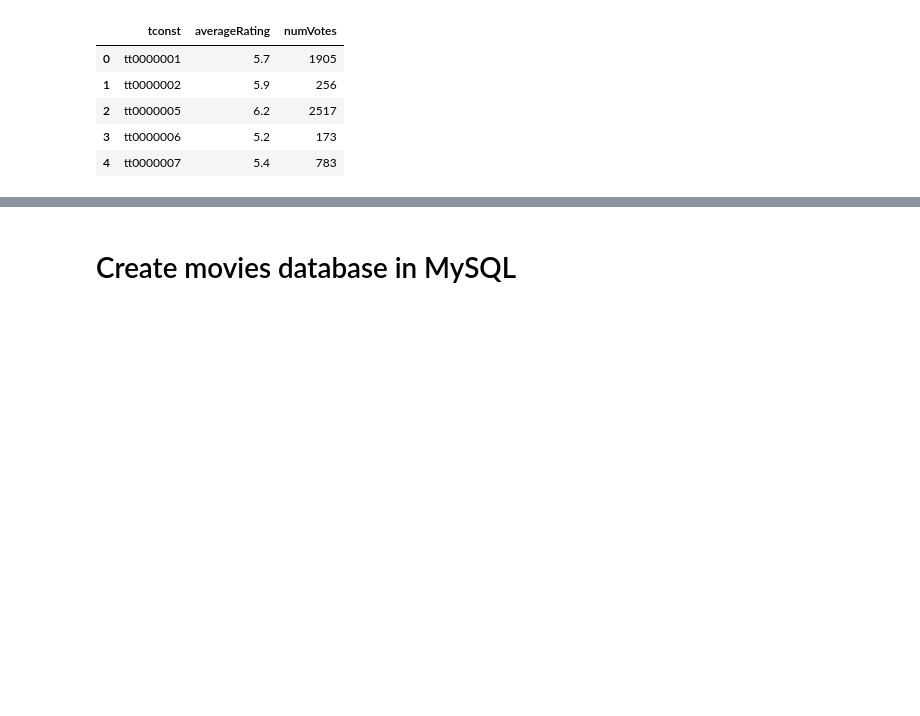
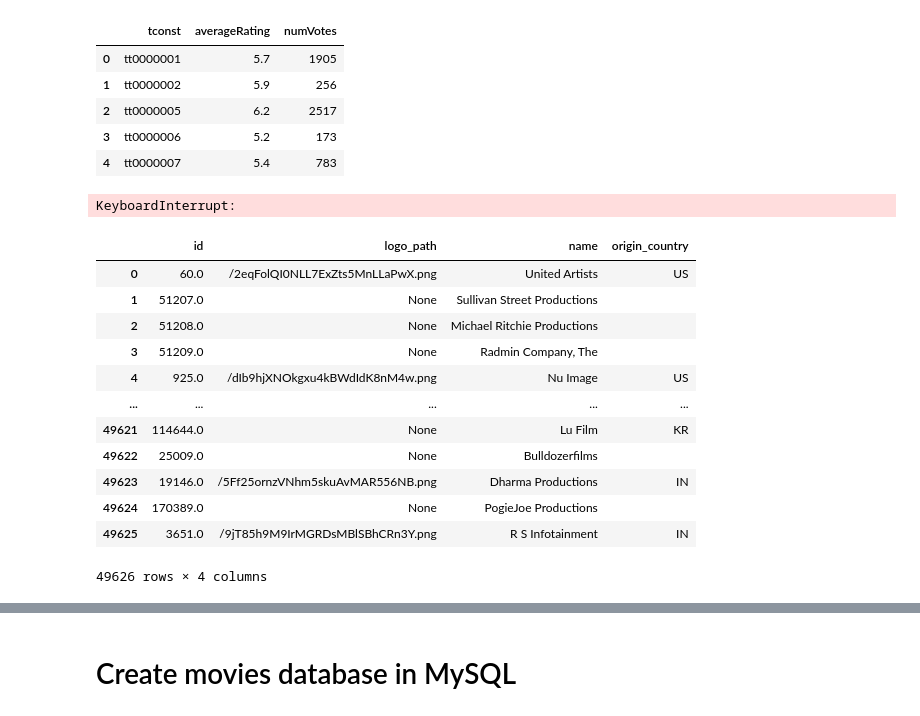
Before and after one commit to cledgeja/IMDB_Project, a Jupyter notebook: Part 3 Database MySQL.ipynb, the cells around one changed output, grey strips where cells are left out. Drawn from its saved outputs; the diff is of its cells as text; code cells hidden in the pictures; blank space fills up the shorter version.

```diff
--- a/Part 3 Database MySQL.ipynb
+++ b/Part 3 Database MySQL.ipynb
@@ -170,4 +170,32 @@ df_tmbd_data.rename(columns={'imdb_id':'tconst'},inplace=True)
 #first_column = df_tmbd_data.pop('tconst')
 #df_tmbd_data.insert(0, 'tconst', first_column)
 #df_tmbd_data.head()
+# %%
+%%time
+dfp = pd.DataFrame()
+x = 0
+while x <= df_tmdb['production_companies'].shape[0]:
+    data = eval(df_tmdb['production_companies'].fillna('[{}]')[x])
+    df = pd.json_normalize(data)
+    dfp = pd.concat([dfp,df],axis=0,ignore_index=True)
+    x+=1
+dfp.shape
+# %% [output]
+KeyboardInterrupt:
+# %%
+dfp
+# %% [output]
+|  | id | logo_path | name | origin_country |
+| 0 | 60.0 | /2eqFolQI0NLL7ExZts5MnLLaPwX.png | United Artists | US |
+| 1 | 51207.0 | None | Sullivan Street Productions |  |
+| 2 | 51208.0 | None | Michael Ritchie Productions |  |
+| 3 | 51209.0 | None | Radmin Company, The |  |
+| 4 | 925.0 | /dIb9hjXNOkgxu4kBWdIdK8nM4w.png | Nu Image | US |
+| ... | ... | ... | ... | ... |
+| 49621 | 114644.0 | None | Lu Film | KR |
+| 49622 | 25009.0 | None | Bulldozerfilms |  |
+| 49623 | 19146.0 | /5Ff25ornzVNhm5skuAvMAR556NB.png | Dharma Productions | IN |
+| 49624 | 170389.0 | None | PogieJoe Productions |  |
+| 49625 | 3651.0 | /9jT85h9M9IrMGRDsMBlSBhCRn3Y.png | R S Infotainment | IN |
+49626 rows × 4 columns
 # %%
```
Also changed, not shown: parts of 12 cells of this notebook, 1 other file.
